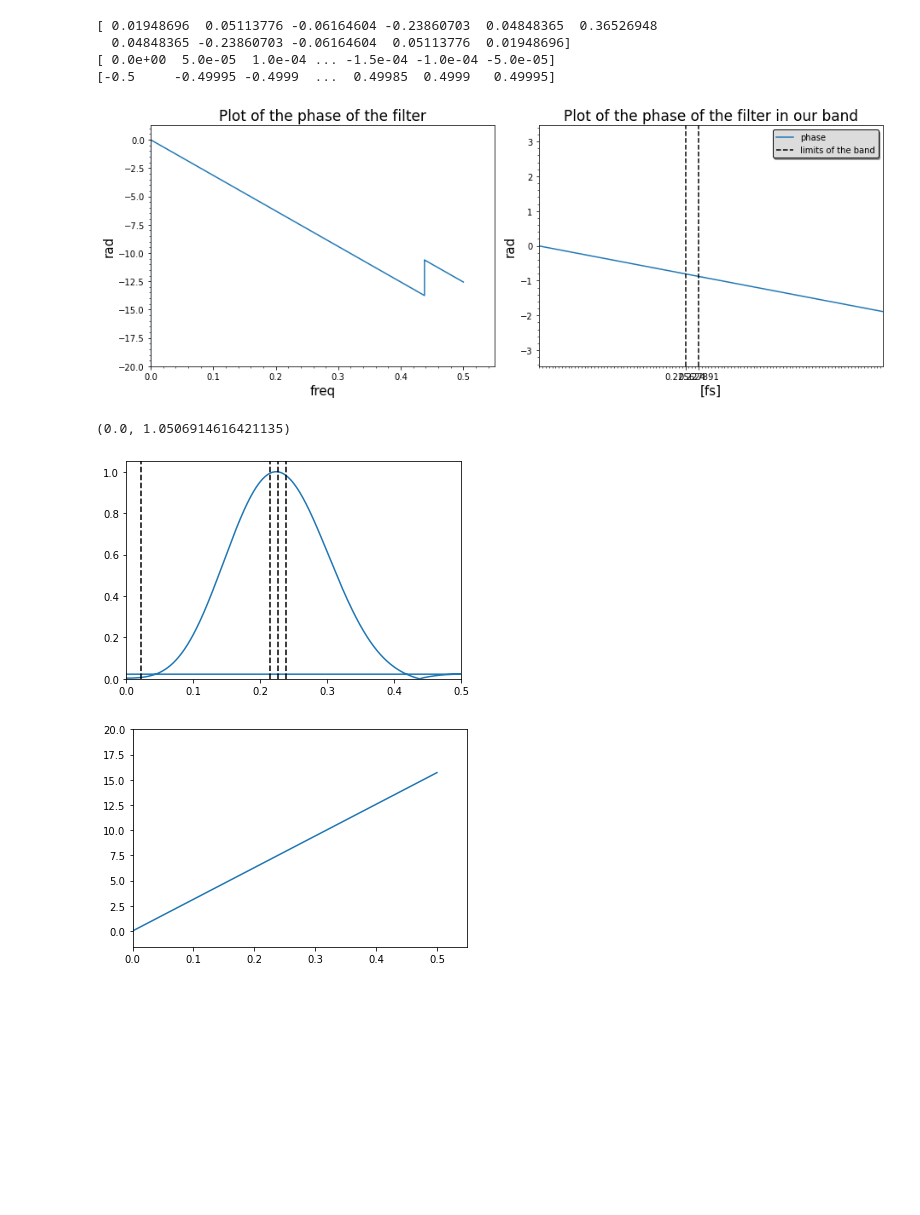
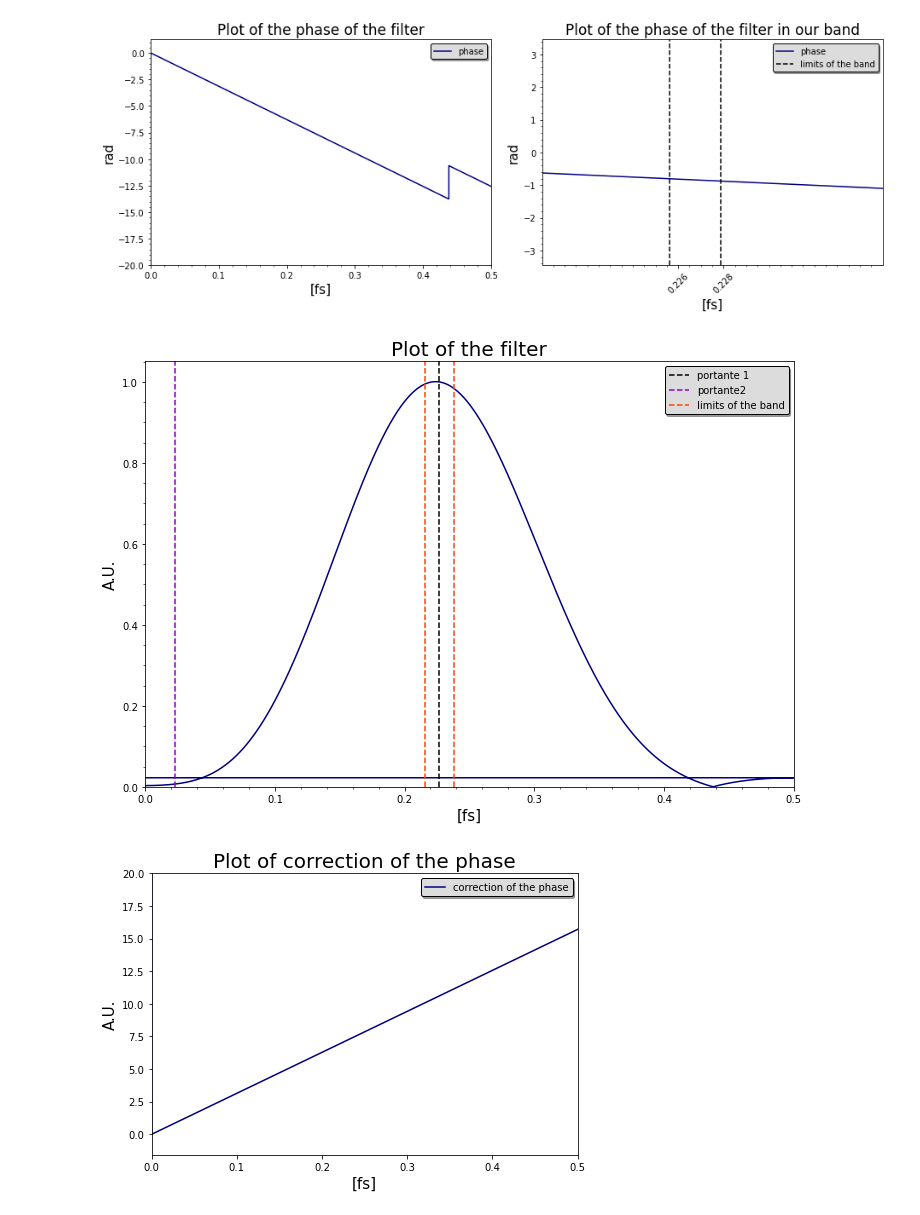
Before and after one commit to GiacomoFrn/MAPD_modA, a Jupyter notebook: python_part.ipynb, the cells around one changed output. Cells and saved outputs as stored; diff of their text form; code cells hidden in the pictures; blank space fills up the shorter version.

Commit message:
graphs of the python part modified

```diff
--- a/python_part.ipynb
+++ b/python_part.ipynb
@@ -22,7 +22,7 @@ numtaps = 11
 f = [9950,10050]
 fs = 44100
 coeff = signal.firwin(numtaps, f, pass_zero ='bandpass',fs=fs)
-print(coeff)
+#print(coeff)
 
 #FILTER FREQUENCY RESPONSE
 fft_coeff = fftpack.fft(coeff,20000)
@@ -30,18 +30,19 @@ pow = np.abs(fft_coeff)      #amplitude response
 phase = np.angle(fft_coeff)  #computing the phase
 phase_unwrap = np.unwrap(p=phase) #Toglie le discontinuità
 freqs_H = fftpack.fftfreq(20000)
-print(freqs_H)
+#print(freqs_H)
 idx = np.argsort(freqs_H)
-print(freqs_H[idx])
+#print(freqs_H[idx])
 fig, ax = plt.subplots(nrows=1, ncols=2, figsize=(13,5))
-ax[0].plot(freqs_H[idx], phase_unwrap[idx], label = 'phase')
-ax[0].set_xlim(left=0)
+ax[0].plot(freqs_H[idx], phase_unwrap[idx], label = 'phase', color='navy')
+ax[0].set_xlim(left=0, right=0.5)
 ax[0].set_ylim(bottom=-20)
-ax[0].set_xlabel('freq', fontsize=15)
+ax[0].set_xlabel('[fs]', fontsize=15)
 ax[0].set_ylabel('rad', fontsize=15)
 ax[0].set_title('Plot of the phase of the filter', fontsize=17)
+ax[0].legend(shadow=True, framealpha=1, facecolor='gainsboro', edgecolor='black', prop={'size':10}, loc='upper right')
 ax[0].minorticks_on()
-ax[1].plot(freqs_H[idx], phase[idx], label='phase')
+ax[1].plot(freqs_H[idx], phase[idx], label='phase', color='navy')
 ax[1].set_xlim(left=0.20, right=0.26)
 ax[1].set_xlabel('[fs]', fontsize=15)
 ax[1].set_ylabel('rad', fontsize=15)
@@ -49,13 +50,14 @@ ax[1].set_title('Plot of the phase of the filter in our band', fontsize=17)
 ax[1].axvline(x=(f[0]/fs), linestyle='--', color ='black', label='limits of the band' ) # Limits of our band
 ax[1].axvline(x=(f[1]/fs), linestyle='--', color ='black' )
 ax[1].legend(shadow=True, framealpha=1, facecolor='gainsboro', edgecolor='black', prop={'size':10}, loc='upper right')
-ax[1].set_xticks(np.array(f)/fs, rotation=60)
+ax[1].set_xticks(np.around(np.array(f)/fs,3))
 ax[1].minorticks_on()
-
+plt.xticks(rotation = 45)
+ax[1].set_xlim(left=0.22, right=0.235)
 fig.tight_layout()
 
 freq_sample_1, sig_audio_1 = wavfile.read("10kHz_44100Hz_16bit_05sec.wav")# portante_1
-freq_sample_2, sig_audio_2 = wavfile.read("1kHz_44100Hz_16bit_05sec.wav")# portante_1
+freq_sample_2, sig_audio_2 = wavfile.read("1kHz_44100Hz_16bit_05sec.wav")# portante_2
 freq_sample_3, sig_audio_3 = wavfile.read("audiocheck.net_sin_5000Hz_-3dBFS_5s.wav")#16 bit
 freq_sample_4, sig_audio_4 = wavfile.read("audiocheck.net_sin_100Hz_-3dBFS_5s.wav")#16 bit, modulante
 
@@ -65,37 +67,43 @@ freq_sample_4, sig_audio_4 = wavfile.read("audiocheck.net_sin_100Hz_-3dBFS_5s.wa
 #print(freq_sample_2)
 #type(sig_audio_2)
 # %% [output]
-[ 0.01948696  0.05113776 -0.06164604 -0.23860703  0.04848365  0.36526948
-  0.04848365 -0.23860703 -0.06164604  0.05113776  0.01948696]
-[ 0.0e+00  5.0e-05  1.0e-04 ... -1.5e-04 -1.0e-04 -5.0e-05]
-[-0.5     -0.49995 -0.4999  ...  0.49985  0.4999   0.49995]
-[figure, old version]
+[figure, new version]
 # %%
-plt.plot(freqs_H, pow)
-plt.axvline(x=(10000/fs), linestyle='--', color ='black' )
-plt.axvline(x=(1000/fs), linestyle='--', color ='black' )
-plt.axvline(x=(10500/fs), linestyle='--', color ='black' )
-plt.axvline(x=(9500/fs), linestyle='--', color ='black' )
-plt.xlim(left=0, right=0.5)
-plt.ylim(bottom=0)
+fig, ax = plt.subplots(nrows=1, ncols=1, figsize=(10,7))
+ax.plot(freqs_H, pow, color ='navy')
+ax.axvline(x=(10000/fs), linestyle='--', color ='black', label='portante 1' )
+ax.axvline(x=(1000/fs), linestyle='--', color ='darkviolet', label='portante2' )
+ax.axvline(x=(10500/fs), linestyle='--', color ='orangered', label='limits of the band' )
+ax.axvline(x=(9500/fs), linestyle='--', color ='orangered' )
+ax.set_xlim(left=0, right=0.5)
+ax.set_xlabel('[fs]', fontsize=15)
+ax.set_ylabel('A.U.', fontsize=15)
+ax.set_title('Plot of the filter', fontsize=20)
+ax.legend(shadow=True, framealpha=1, facecolor='gainsboro', edgecolor='black', prop={'size':10}, loc='upper right')
+ax.set_ylim(bottom=0)
+ax.minorticks_on()
+fig.tight_layout()
 # %% [output]
-(0.0, 1.0506914616421135)
-[figure, old version]
+[figure, new version]
 # %%
 N=len(coeff)+len(sig_audio_1)-1 #lunghezza della convoluzione (lunghezza segnale + lunghezza coefficienti - 1)
 freqs = fftpack.fftfreq(N)
 idx=np.argsort(freqs)
-
+fig, ax = plt.subplots(nrows=1, ncols=1, figsize=(7,5))
 exp=(1j*(numtaps-1)*0.5)*freqs*2*math.pi
 correction = np.exp(exp)
 phase_correction = np.angle(correction)
 phase_correction = np.unwrap(phase_correction)
-plt.plot(freqs[idx],phase_correction[idx])# Fase della correzione, opposta dell'altra, le fasi si annullano
-plt.xlim(left=0)
-plt.ylim(top=20)
-plt.show()# lineare, non distorciamo il segnale trasmesso
+ax.plot(freqs[idx],phase_correction[idx], color='navy', label='correction of the phase')# Fase della correzione, opposta dell'altra, le fasi si annullano
+ax.set_xlim(left=0, right=0.5)
+ax.set_ylim(top=20)
+ax.set_xlabel('[fs]', fontsize=15)
+ax.set_ylabel('A.U.', fontsize=15)
+ax.legend(shadow=True, framealpha=1, facecolor='gainsboro', edgecolor='black', prop={'size':10}, loc='upper right')
+ax.set_title('Plot of correction of the phase', fontsize=20)
+fig.tight_layout()# lineare, non distorciamo il segnale trasmesso
 # %% [output]
-[figure, old version]
+[figure, new version]
 # %%
 fft_coeff = fftpack.fft(coeff,N)
 fft_coeff_corr = fft_coeff*correction # Correggiamo la fase
```
Also changed, not shown: parts of 6 cells of this notebook.
